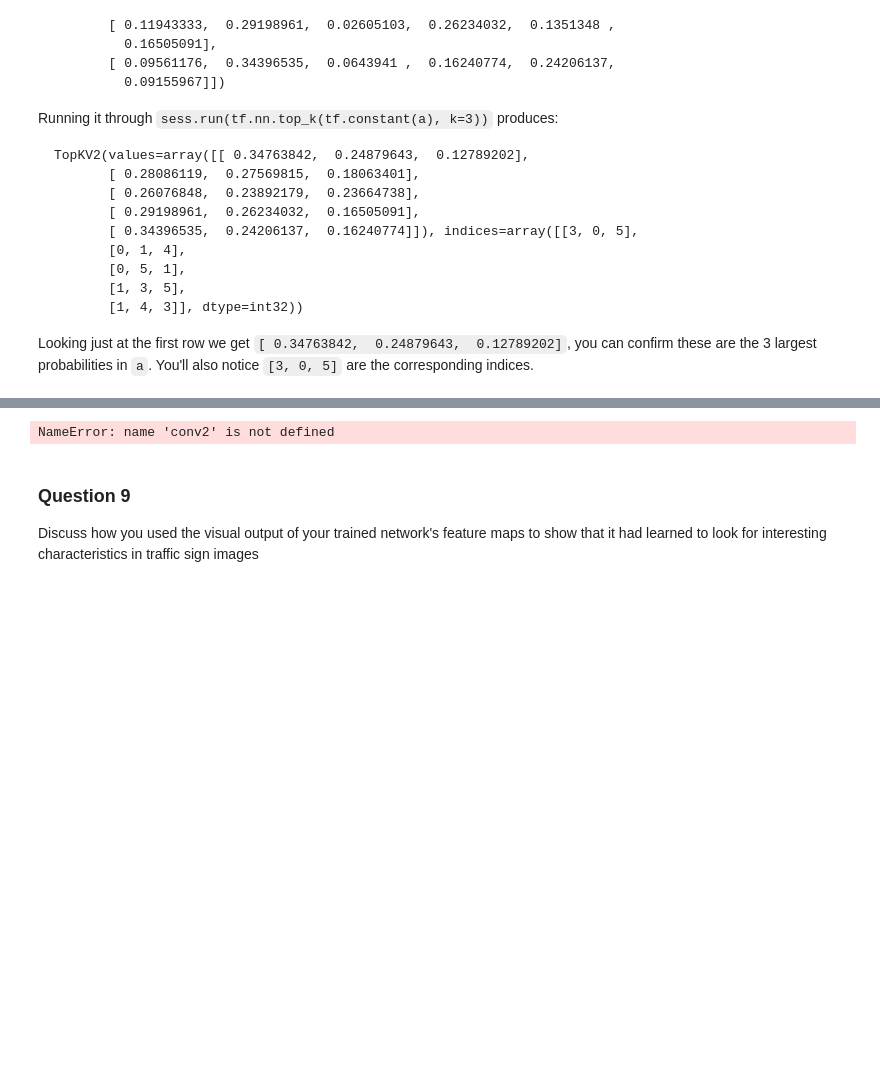
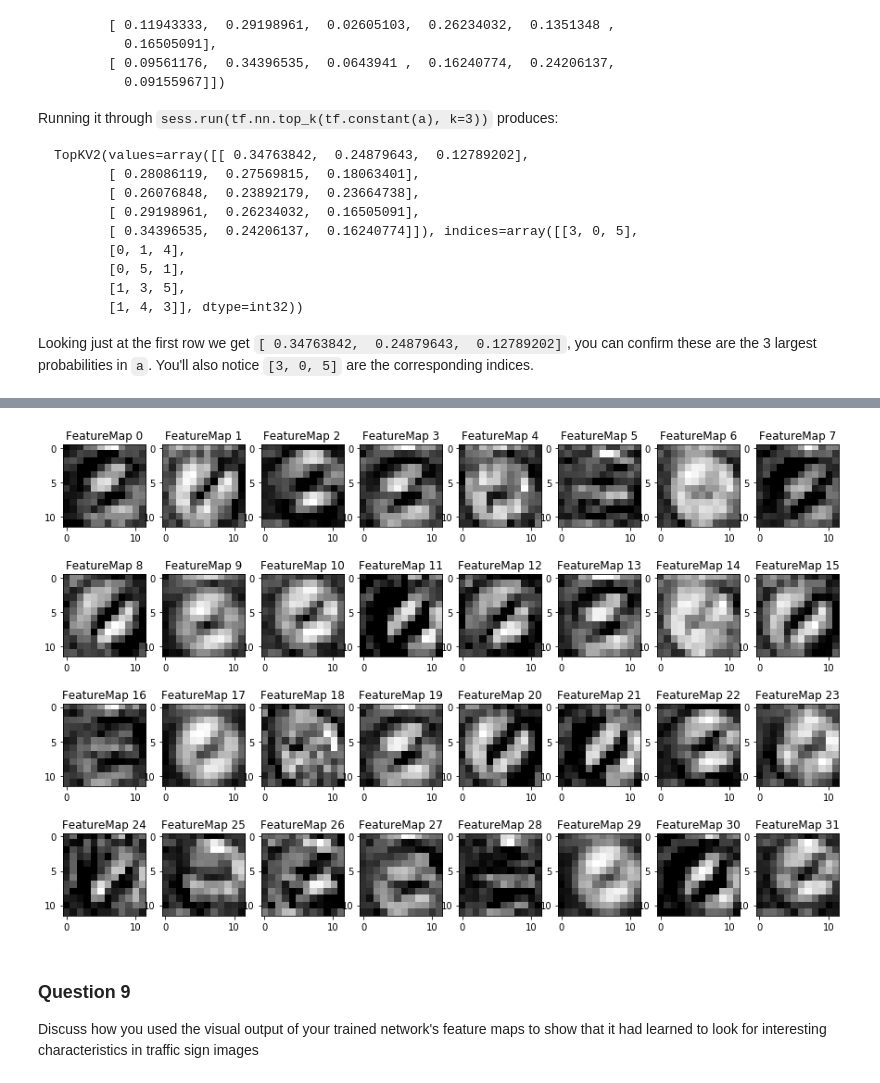
Before and after one commit to ravelantunes/CarND-Traffic-Sign-Classifier, a Jupyter notebook: Traffic_Sign_Classifier.ipynb, the cells around one changed output, grey strips where cells are left out. Saved outputs shown, nothing was run; the diff lists cells and outputs as text; code cells hidden in the pictures; blank space fills up the shorter version.

```diff
--- a/Traffic_Sign_Classifier.ipynb
+++ b/Traffic_Sign_Classifier.ipynb
@@ -343,0 +336,7 @@ Model saved
+# %%
+#Restore session
+
+with tf.Session() as sess:
+    saver.restore(sess, './lenet')
+    test_accuracy = evaluate(X_test, y_test)
+    print("TEST SET ACCURACY = {:.3f}".format(test_accuracy))
@@ -360,3 +373,16 @@ You may find `signnames.csv` useful as it contains mappings from the class id (i
 ### Run the predictions here and use the model to output the prediction for each image.
 ### Make sure to pre-process the images with the same pre-processing pipeline used earlier.
 ### Feel free to use as many code cells as needed.
+
+
+# xfiles = tf.placeholder(tf.float32, (None, 28, 28, 1))
+# logits2 = LeNet(x)
+result = None
+with tf.Session() as sess:
+#     loader = tf.train.import_meta_graph('./lenet.meta')
+    loader.restore(sess, tf.train.latest_checkpoint('./'))
+    sess = tf.get_default_session()
+    result = sess.run(logits, feed_dict={x:files})
+
+#     sess.run(tf.nn.top_k(tf.constant(files[0]), k=3))
+    print(np.argmax(result, axis=1))
@@ -365,3 +393,10 @@ You may find `signnames.csv` useful as it contains mappings from the class id (i
 # %%
 ### Calculate the accuracy for these 5 new images.
 ### For example, if the model predicted 1 out of 5 signs correctly, it's 20% accurate on these new images.
+# print(result)
+
+with tf.Session() as sess:
+    loader.restore(sess, tf.train.latest_checkpoint('./'))
+    sess = tf.get_default_session()
+    new_images_accuracy = evaluate(files, y_files)
+    print("NEW IMAGES ACCURACY = {:.3f}".format(new_images_accuracy))
@@ -408,3 +445,9 @@ Looking just at the first row we get `[ 0.34763842,  0.24879643,  0.12789202]`,
 # %%
 ### Print out the top five softmax probabilities for the predictions on the German traffic sign images found on the web.
 ### Feel free to use as many code cells as needed.
+
+with tf.Session() as sess:
+    loader.restore(sess, tf.train.latest_checkpoint('./'))
+    sess = tf.get_default_session()
+    files_softmax = sess.run(tf.nn.top_k(tf.nn.softmax(tf.constant(result)), k=3))
+    print(files_softmax)
@@ -456,10 +509,15 @@ def outputFeatureMap(image_input, tf_activation, activation_min=-1, activation_m
             plt.imshow(activation[0,:,:, featuremap], interpolation="nearest", vmin=activation_min, cmap="gray")
         else:
             plt.imshow(activation[0,:,:, featuremap], interpolation="nearest", cmap="gray")
-# %%
-outputFeatureMap(X_train[0], conv2)
-# %% [output]
-NameError: name 'conv2' is not defined
+# %%
+
+with tf.Session() as sess:
+    loader.restore(sess, tf.train.latest_checkpoint('./'))
+    sess = tf.get_default_session()
+
+    outputFeatureMap(X_valid, conv1)
+# %% [output]
+[figure, added]
 # %% [markdown]
 ### Question 9
 
```
Also changed, not shown: parts of 14 cells of this notebook.
